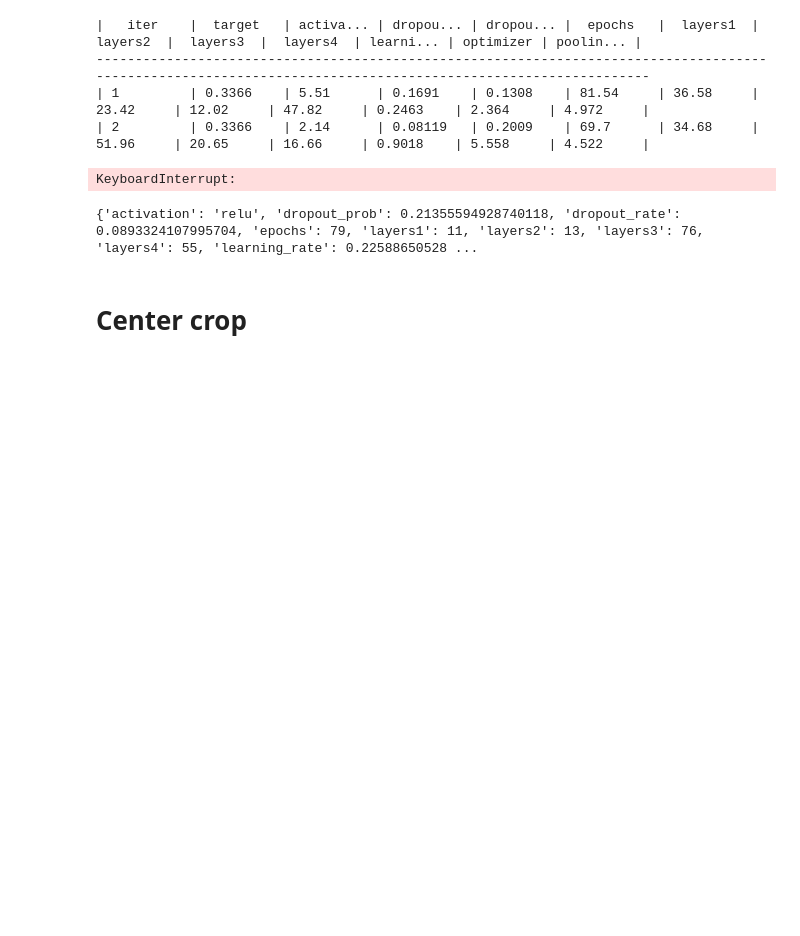
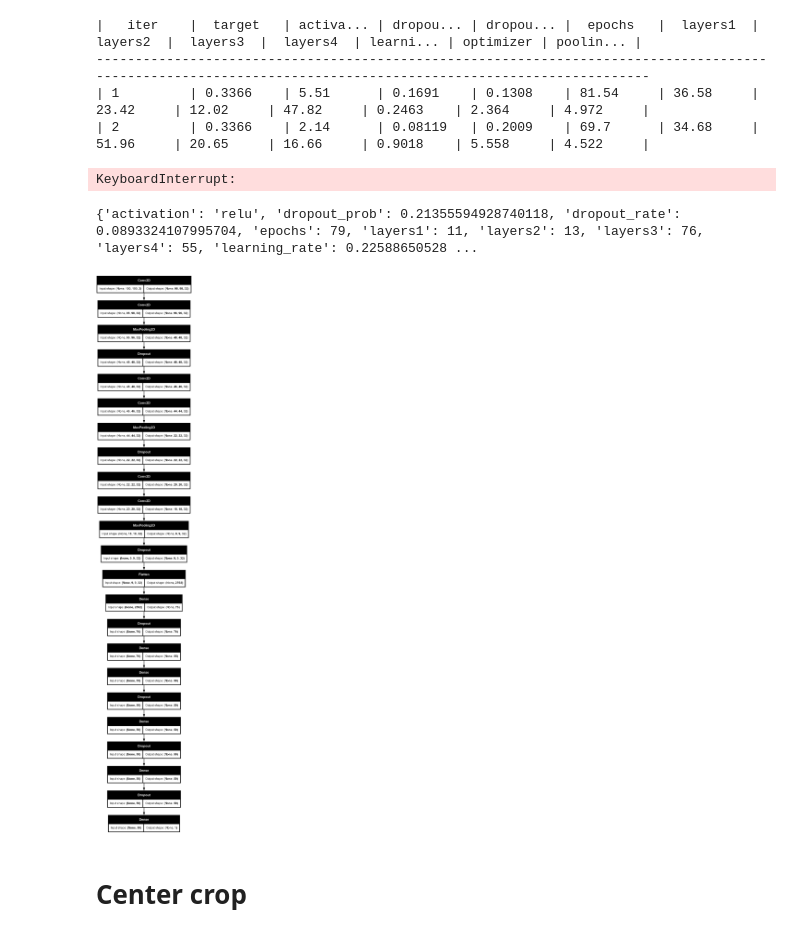
Before and after one commit to 2024-1-hongik-matrix-conference/2024_1_hongik_matrix_conference, a Jupyter notebook: model_run.ipynb, the cells around one changed output. Cells and saved outputs as stored; diff of their text form; code cells hidden in the pictures; blank space fills up the shorter version.

```diff
--- a/model_run.ipynb
+++ b/model_run.ipynb
@@ -164,15 +158,16 @@ print(params_nn)
 {'activation': 'relu', 'dropout_prob': 0.21355594928740118, 'dropout_rate': 0.0893324107995704, 'epochs': 79, 'layers1': 11, 'layers2': 13, 'layers3': 76, 'layers4': 55, 'learning_rate': 0.22588650528 ...
 # %%
 #이전에 돌려서 얻은 하이퍼파라미터들
+#수정함
 params_nn={}
 params_nn['activation'] = 'relu'
-params_nn['epochs'] = 79
+params_nn['epochs'] = 20
 params_nn['layers1'] = 11
 params_nn['layers2'] = 13
 params_nn['layers3'] = 76
 params_nn['layers4'] = 55
-params_nn['learning_rate'] = 0.2259
-params_nn['optimizer'] = Adam(learning_rate=params_nn['learning_rate'])
+params_nn['learning_rate'] = 0.225886505284512
+params_nn['optimizer'] = 'adam'
 params_nn['pooling_size'] = 5
 params_nn['dropout_prob'] = 0.2136
 params_nn['dropout_rate'] = 0.08933
@@ -196,0 +192,24 @@ def optimized_model():
+# %%
+def optimized_model2():
+  model = models.Sequential()
+  model.add(Conv2D(32, (3, 3), activation='relu', input_shape=(100, 100,3)))
+  model.add(MaxPooling2D(pool_size=(2,2)))
+  model.add(Dropout(params_nn['dropout_rate'], seed=123))
+  model.add(Conv2D(32, (3, 3), activation='relu'))
+  model.add(MaxPooling2D(pool_size=(2,2)))
+  model.add(Dropout(params_nn['dropout_rate'], seed=123))
+  model.add(Conv2D(32, (3, 3), activation='relu'))
+  model.add(MaxPooling2D(pool_size=(2,2)))
+  model.add(Dropout(params_nn['dropout_rate'], seed=123))
+  model.add(Flatten())
+  model.add(Dense(params_nn['layers3'], activation=params_nn['activation']))
+  model.add(Dropout(params_nn['dropout_rate'], seed=123))
+  model.add(layers.Dense(params_nn['layers4'], activation=params_nn['activation']))
+  model.add(Dense(50,activation='relu'))
+  model.add(Dropout(params_nn['dropout_rate'], seed=123))
+  model.add(Dense(50,activation='relu'))
+  model.add(Dense(1, activation='sigmoid'))
+  model.compile(optimizer=params_nn['optimizer'],
+                loss='binary_crossentropy',
+                metrics=['accuracy'])
+  return model
@@ -197,2 +235,8 @@ def optimized_model():
+# %%
+from tensorflow.keras.utils import plot_model
+model = optimized_model2()
+plot_model(model, to_file='model.png', show_shapes=True)
+# %% [output]
+[figure, added]
 # %% [markdown]
 # Center crop
```
Also changed, not shown: parts of 17 cells of this notebook.
